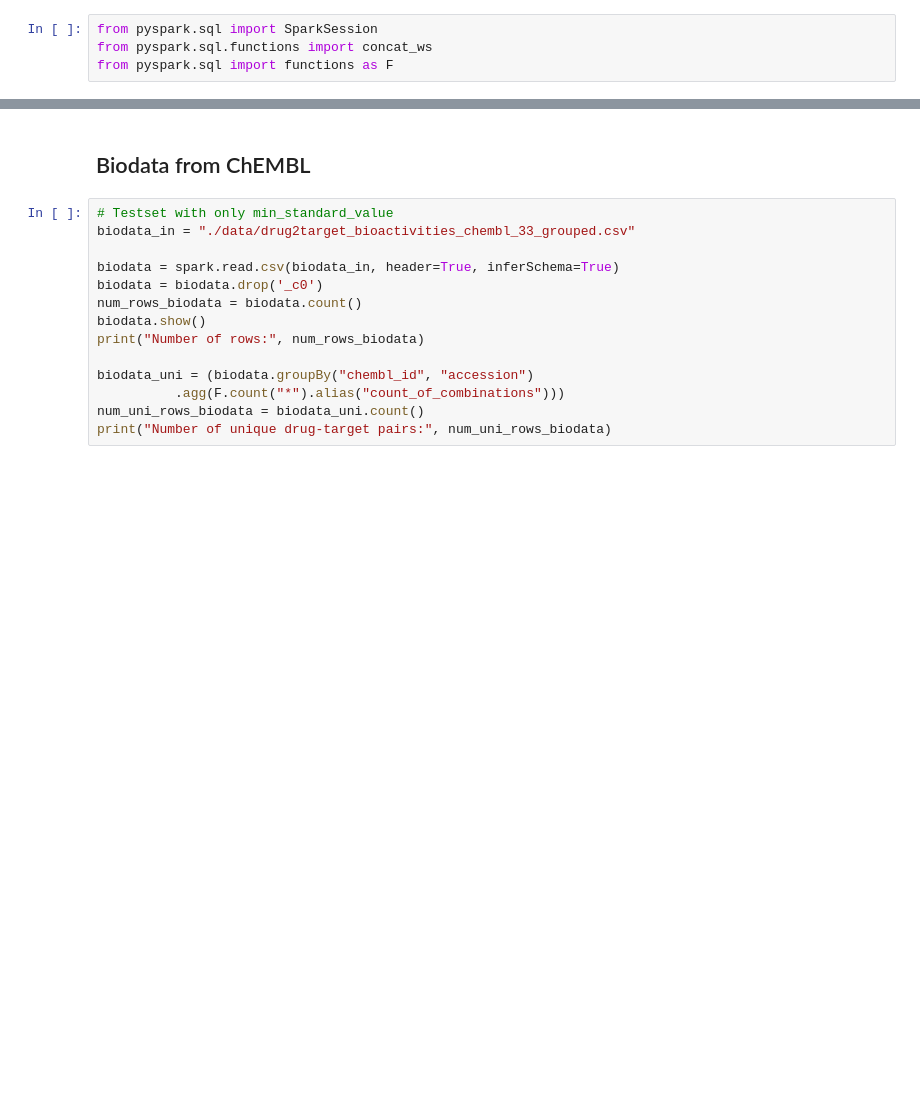
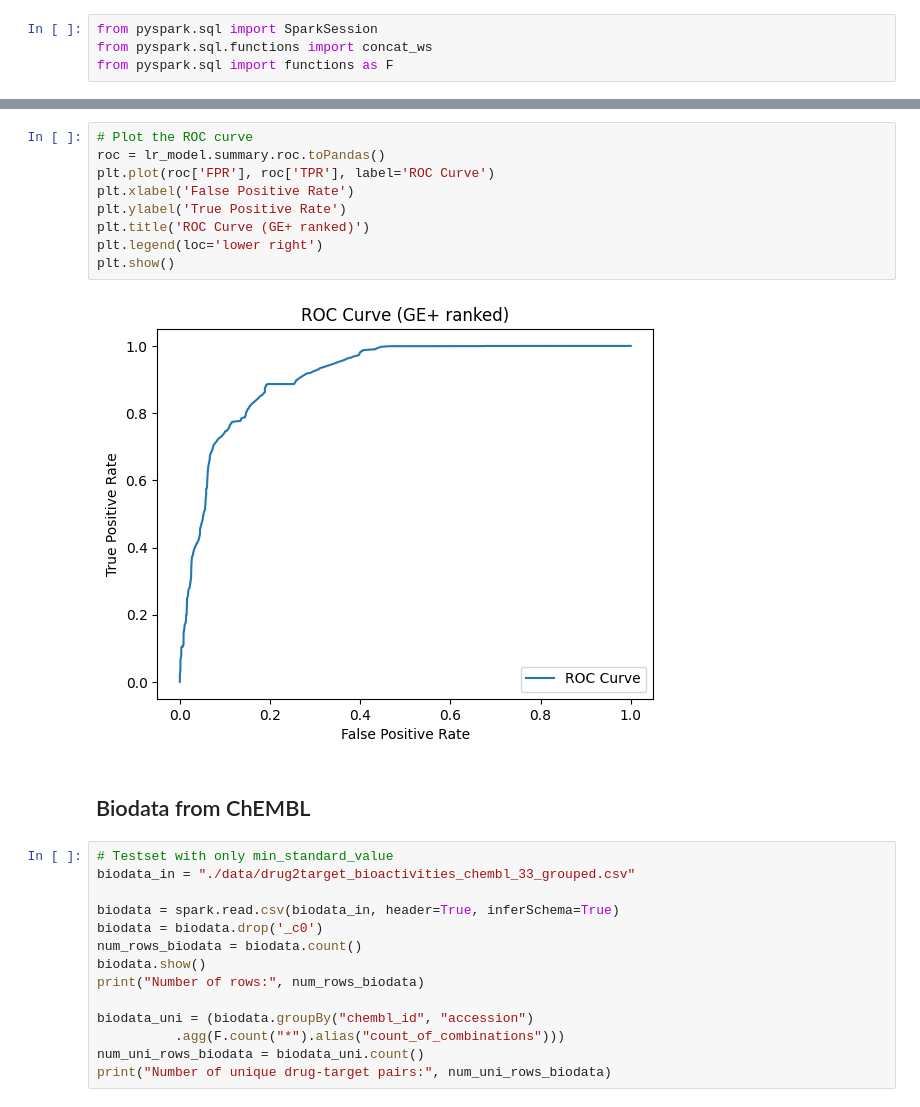
Before and after one commit to polrus/bioactivity, a Jupyter notebook: Target2Bioactivity.ipynb, the cells around one changed output, grey strips where cells are left out. Drawn from its saved outputs; the diff is of its cells as text; blank space fills up the shorter version.

```diff
--- a/Target2Bioactivity.ipynb
+++ b/Target2Bioactivity.ipynb
@@ -15,3 +651,14 @@ To adjust logging level use sc.setLogLevel(newLevel). For SparkR, use setLogLeve
+# %%
+# Plot the ROC curve
+roc = lr_model.summary.roc.toPandas()
+plt.plot(roc['FPR'], roc['TPR'], label='ROC Curve')
+plt.xlabel('False Positive Rate')
+plt.ylabel('True Positive Rate')
+plt.title('ROC Curve (GE+ ranked)')
+plt.legend(loc='lower right')
+plt.show()
+# %% [output]
+[figure, added]
 # %% [markdown]
 ## Biodata from ChEMBL
 # %%
```
Also changed, not shown: parts of 53 cells of this notebook, 19 other files.
